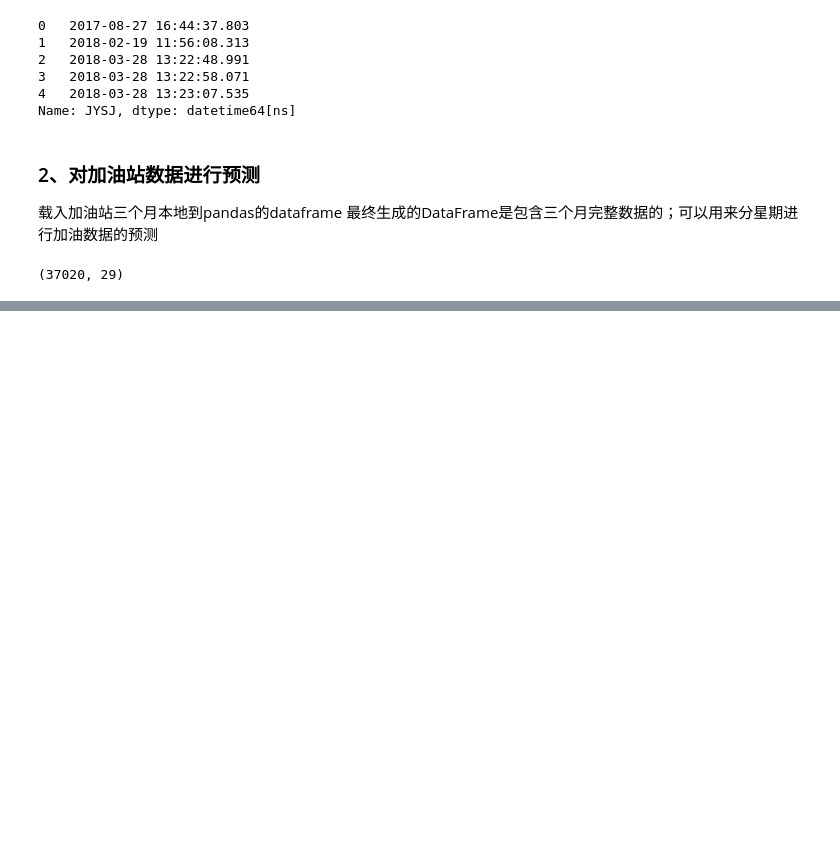
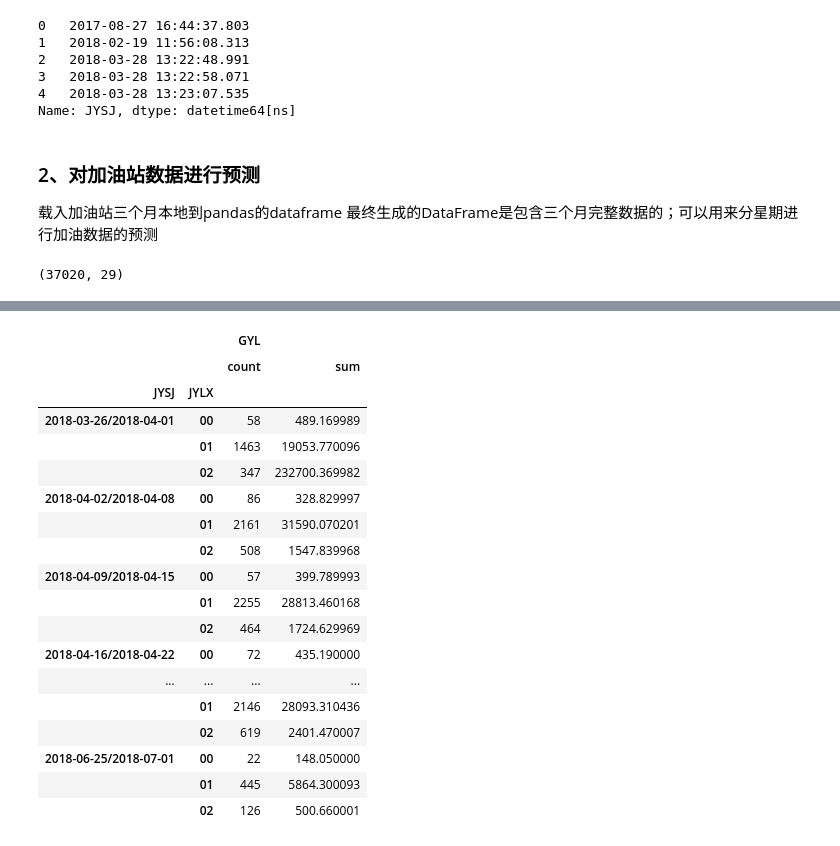
Before and after one commit to nobyte99/LearningML, a Jupyter notebook: app/UserProfile.ipynb, the cells around one changed output, grey strips where cells are left out. Drawn from its saved outputs; the diff is of its cells as text; code cells hidden in the pictures; blank space fills up the shorter version.

```diff
--- a/app/UserProfile.ipynb
+++ b/app/UserProfile.ipynb
@@ -87,0 +122,24 @@ data.shape
+# %%
+mm=dataFrom1.groupby(['JYSJ', 'JYLX']).agg({'GYL':['count','sum']})
+# %%
+mm
+# %% [output]
+|  |  | GYL |  |
+|  |  | count | sum |
+| JYSJ | JYLX |  |  |
+| 2018-03-26/2018-04-01 | 00 | 58 | 489.169989 |
+|  | 01 | 1463 | 19053.770096 |
+|  | 02 | 347 | 232700.369982 |
+| 2018-04-02/2018-04-08 | 00 | 86 | 328.829997 |
+|  | 01 | 2161 | 31590.070201 |
+|  | 02 | 508 | 1547.839968 |
+| 2018-04-09/2018-04-15 | 00 | 57 | 399.789993 |
+|  | 01 | 2255 | 28813.460168 |
+|  | 02 | 464 | 1724.629969 |
+| 2018-04-16/2018-04-22 | 00 | 72 | 435.190000 |
+| ... | ... | ... | ... |
+|  | 01 | 2146 | 28093.310436 |
+|  | 02 | 619 | 2401.470007 |
+| 2018-06-25/2018-07-01 | 00 | 22 | 148.050000 |
+|  | 01 | 445 | 5864.300093 |
+|  | 02 | 126 | 500.660001 |
```
Also changed, not shown: parts of 8 cells of this notebook.
